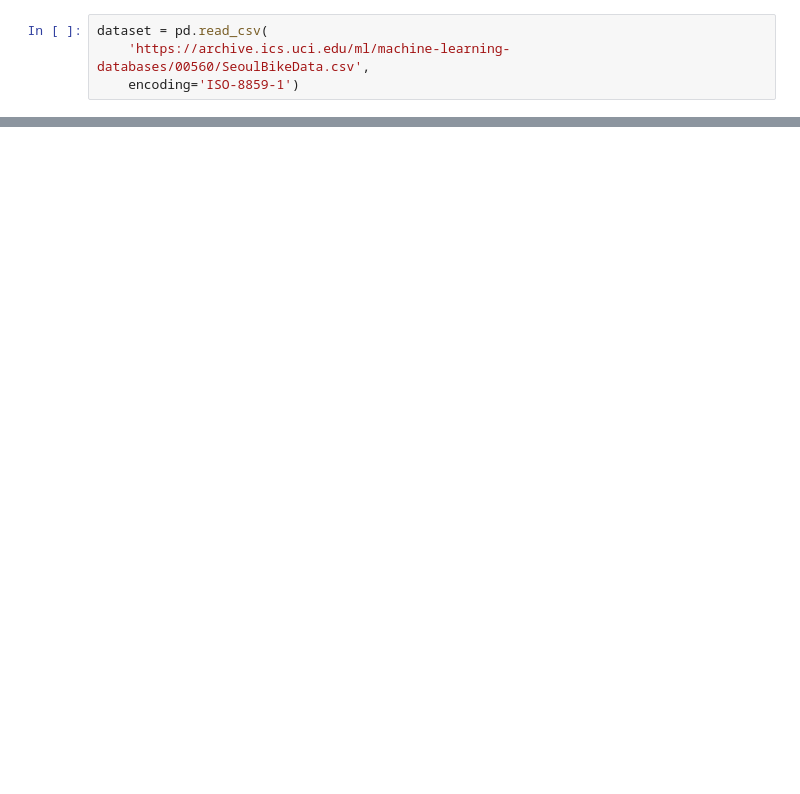
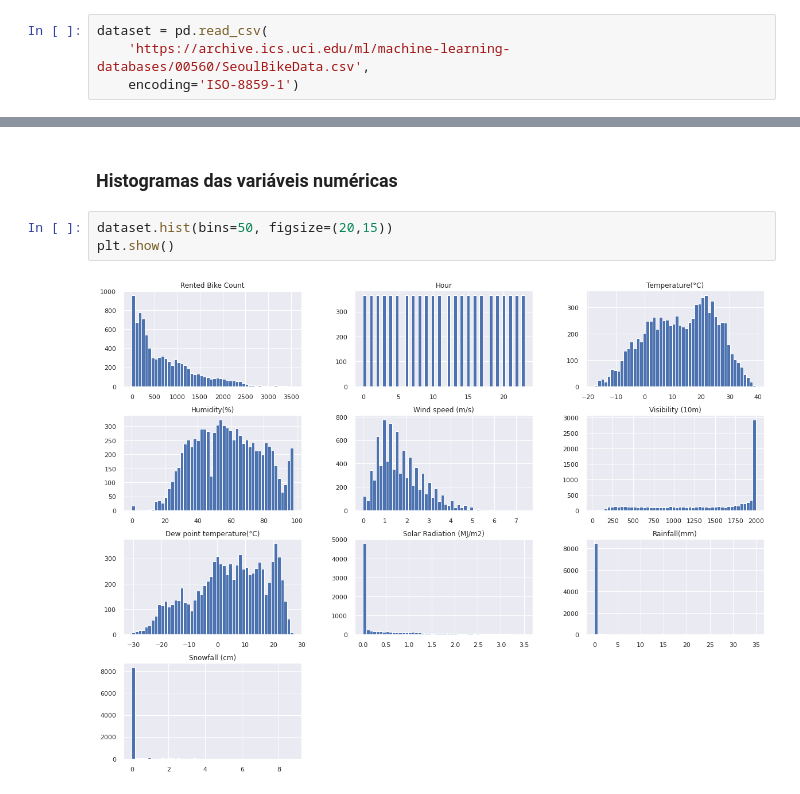
Before and after one commit to matheusfc77/Seoul-analysis, a Jupyter notebook: SeoulBike.ipynb, the cells around one changed output, grey strips where cells are left out. Drawn from its saved outputs; the diff is of its cells as text; blank space fills up the shorter version.

```diff
--- a/SeoulBike.ipynb
+++ b/SeoulBike.ipynb
@@ -348,0 +91,7 @@ print(final_model.predict([pred]))
+# %% [markdown]
+### Histogramas das variáveis numéricas
+# %%
+dataset.hist(bins=50, figsize=(20,15))
+plt.show()
+# %% [output]
+[figure, added]
```
Also changed, not shown: parts of 107 cells of this notebook.
